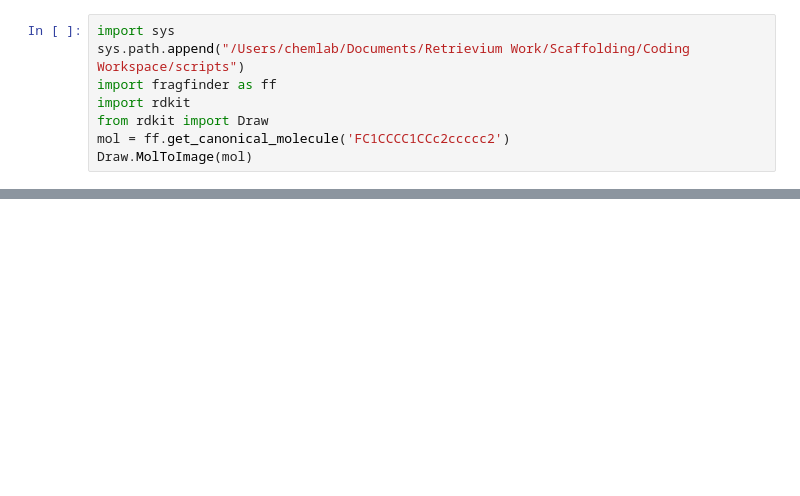
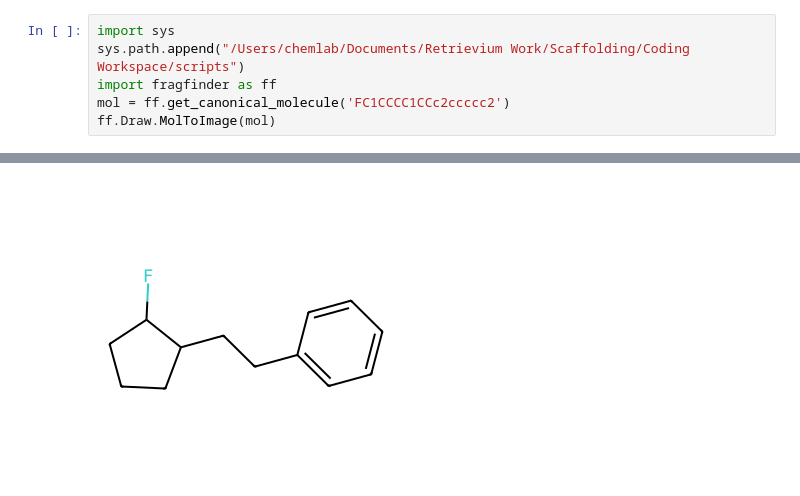
Before and after one commit to kmlefran/group_decomposition, a Jupyter notebook: notebooks/DevelopingAttachments.ipynb, the cells around one changed output, grey strips where cells are left out. Cells and saved outputs as stored; diff of their text form; blank space fills up the shorter version.

```diff
--- a/notebooks/DevelopingAttachments.ipynb
+++ b/notebooks/DevelopingAttachments.ipynb
@@ -2,8 +2,6 @@
 import sys
 sys.path.append("/Users/chemlab/Documents/Retrievium Work/Scaffolding/Coding Workspace/scripts")
 import fragfinder as ff
-import rdkit
-from rdkit import Draw
 mol = ff.get_canonical_molecule('FC1CCCC1CCc2ccccc2')
-Draw.MolToImage(mol)
+ff.Draw.MolToImage(mol)
 # %% [output]
@@ -10,0 +8 @@ ImportError: cannot import name 'Draw' from 'rdkit' (/Users/chemlab/anaconda3/en
+[figure, added]
```
Also changed, not shown: parts of 6 cells of this notebook, 1 other file.
